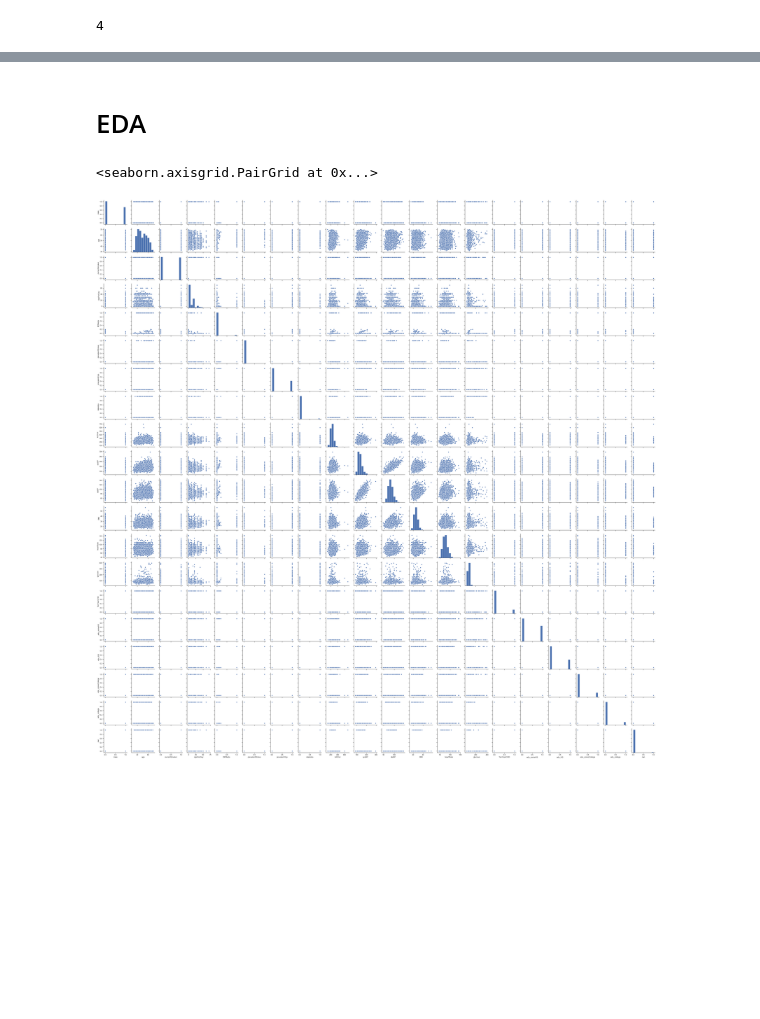
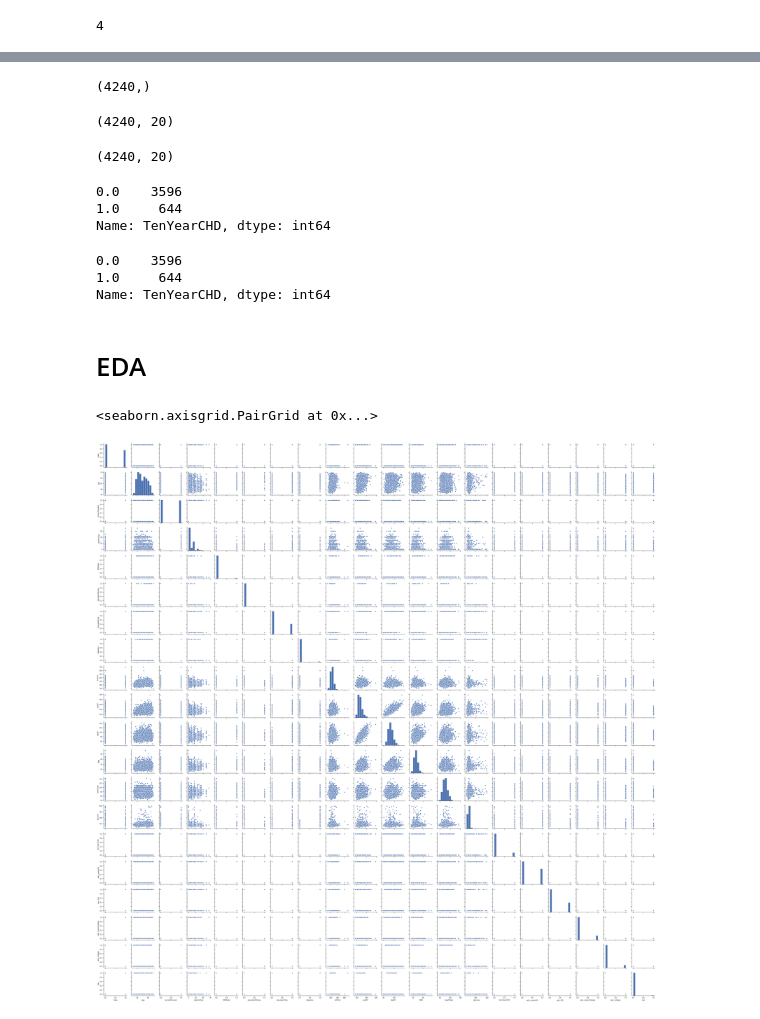
Before and after one commit to alou127/project3, a Jupyter notebook: project3_notebook.ipynb, the cells around one changed output, grey strips where cells are left out. Saved outputs shown, nothing was run; the diff lists cells and outputs as text; code cells hidden in the pictures; blank space fills up the shorter version.

```diff
--- a/project3_notebook.ipynb
+++ b/project3_notebook.ipynb
@@ -295,3 +333,0 @@ df_imputed.head()
-# %%
-int_cols = [male,age,currentSmoker,cigsPerDay,BPMeds	prevalentStroke	prevalentHyp	diabetes	totChol	sysBP	diaBP	BMI	heartRate	glucose	TenYearCHD	edu_someHS	edu_HS	edu_someCollege	edu_college,NaN]
-df_imputed.age = df_imputed.age.astype(int)
@@ -330,0 +360,4 @@ len(df_imputed.columns[0])
+# %%
+df_imputed.columns = ['male','age','currentSmoker','cigsPerDay','BPMeds','prevalentStroke',
+                      'prevalentHyp','diabetes','totChol','sysBP','diaBP','BMI','heartRate',
+                      'glucose','TenYearCHD','edu_someHS','edu_HS','edu_someCollege','edu_college','nan']
@@ -331,9 +387,37 @@ len(df_imputed.columns[0])
+# %%
+mask = df_imputed['BPMeds']>=0
+# %%
+mask.shape
+# %% [output]
+(4240,)
+# %%
+df_imputed_mask = df_imputed[mask]
+# %%
+df_imputed.shape
+# %% [output]
+(4240, 20)
+# %%
+df_imputed_mask.shape
+# %% [output]
+(4240, 20)
+# %%
+df_imputed_mask['TenYearCHD'].value_counts()
+# %% [output]
+0.0    3596
+1.0     644
+Name: TenYearCHD, dtype: int64
+# %%
+df_imputed['TenYearCHD'].value_counts()
+# %% [output]
+0.0    3596
+1.0     644
+Name: TenYearCHD, dtype: int64
 # %% [markdown]
 # EDA
 # %%
 import seaborn as sns; sns.set(style="ticks", color_codes=True)
-pp = sns.pairplot(df_imputed)
+pp = sns.pairplot(df_imputed_mask)
 pp
 # %% [output]
 <seaborn.axisgrid.PairGrid at 0x...>
-[figure, old version]
+[figure, new version]
```
Also changed, not shown: parts of 52 cells of this notebook.
